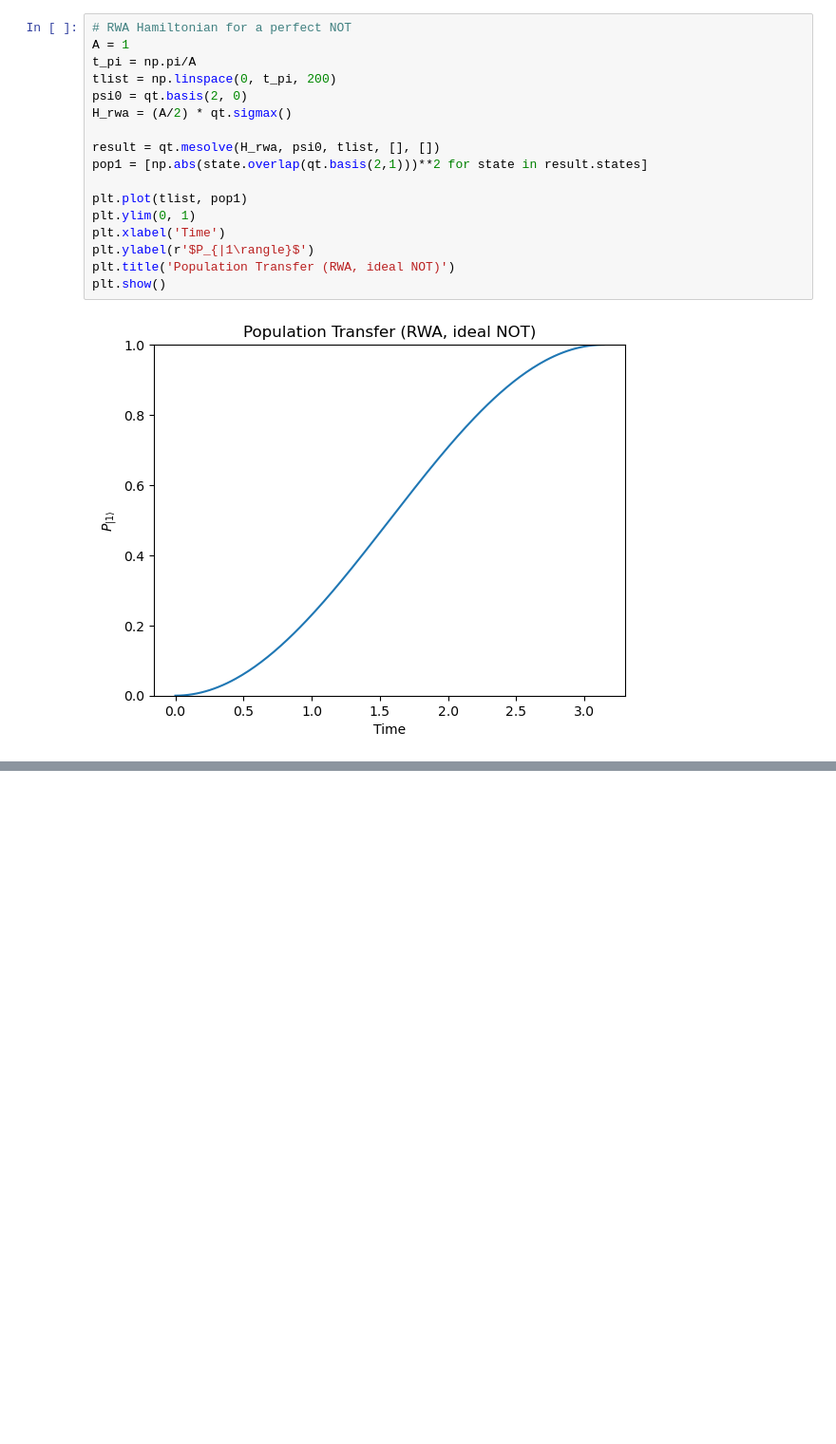
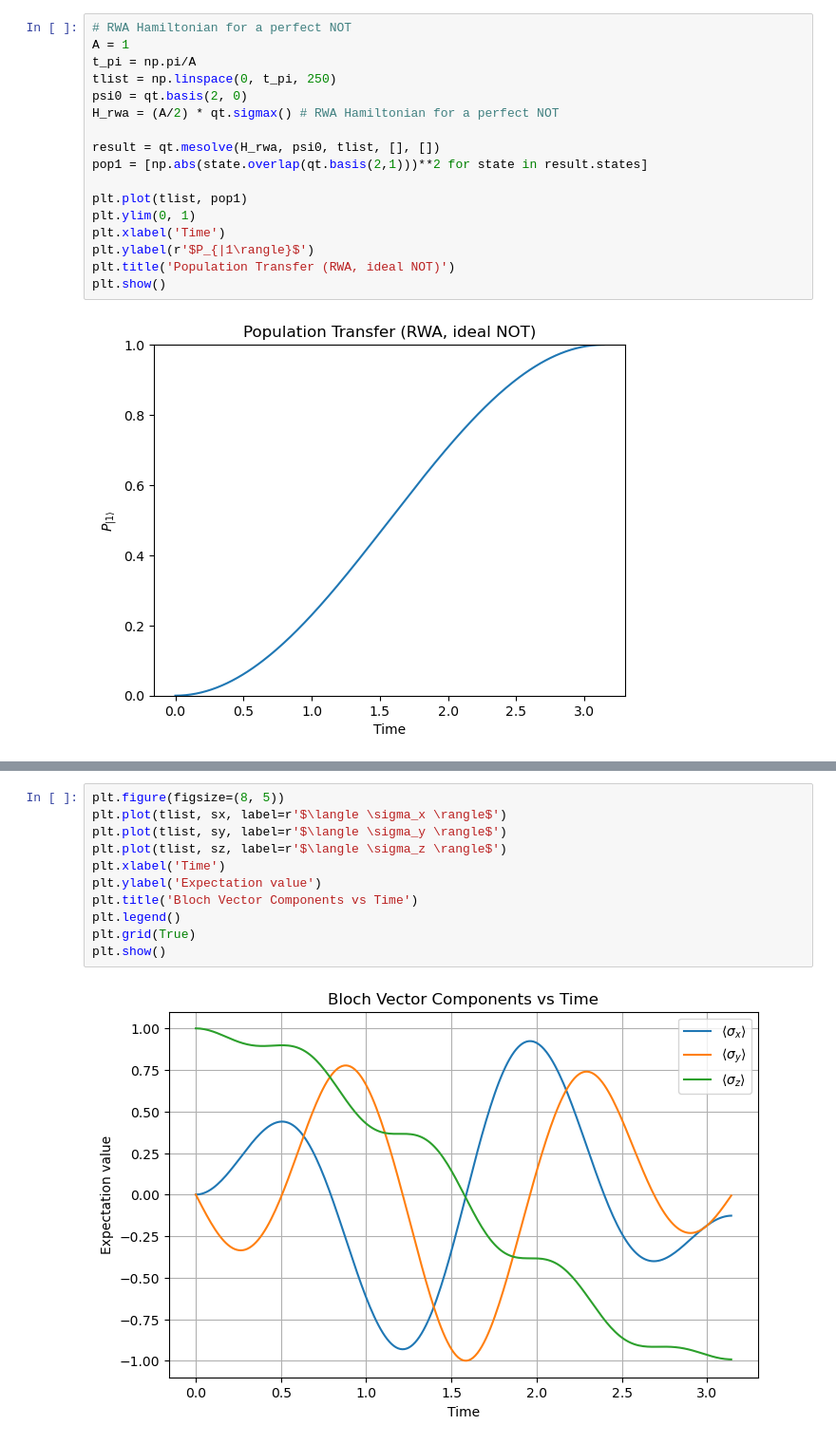
Before and after one commit to Sam-Bieberich/QuTiP, a Jupyter notebook: qutip_testing.ipynb, the cells around one changed output, grey strips where cells are left out. Shown at 95% size. Saved outputs shown, nothing was run; the diff lists cells and outputs as text; blank space fills up the shorter version.

```diff
--- a/qutip_testing.ipynb
+++ b/qutip_testing.ipynb
@@ -142,9 +144,9 @@ interactive(children=(FloatSlider(value=1.0, description='A/w_q', max=2.0, min=0
 # RWA Hamiltonian for a perfect NOT
 A = 1
 t_pi = np.pi/A
-tlist = np.linspace(0, t_pi, 200)
+tlist = np.linspace(0, t_pi, 250)
 psi0 = qt.basis(2, 0)
-H_rwa = (A/2) * qt.sigmax()
+H_rwa = (A/2) * qt.sigmax() # RWA Hamiltonian for a perfect NOT
 
 result = qt.mesolve(H_rwa, psi0, tlist, [], [])
 pop1 = [np.abs(state.overlap(qt.basis(2,1)))**2 for state in result.states]
@@ -159,0 +181,13 @@ plt.show()
+# %%
+plt.figure(figsize=(8, 5))
+plt.plot(tlist, sx, label=r'$\langle \sigma_x \rangle$')
+plt.plot(tlist, sy, label=r'$\langle \sigma_y \rangle$')
+plt.plot(tlist, sz, label=r'$\langle \sigma_z \rangle$')
+plt.xlabel('Time')
+plt.ylabel('Expectation value')
+plt.title('Bloch Vector Components vs Time')
+plt.legend()
+plt.grid(True)
+plt.show()
+# %% [output]
+[figure, added]
```
Also changed, not shown: parts of 19 cells of this notebook.
